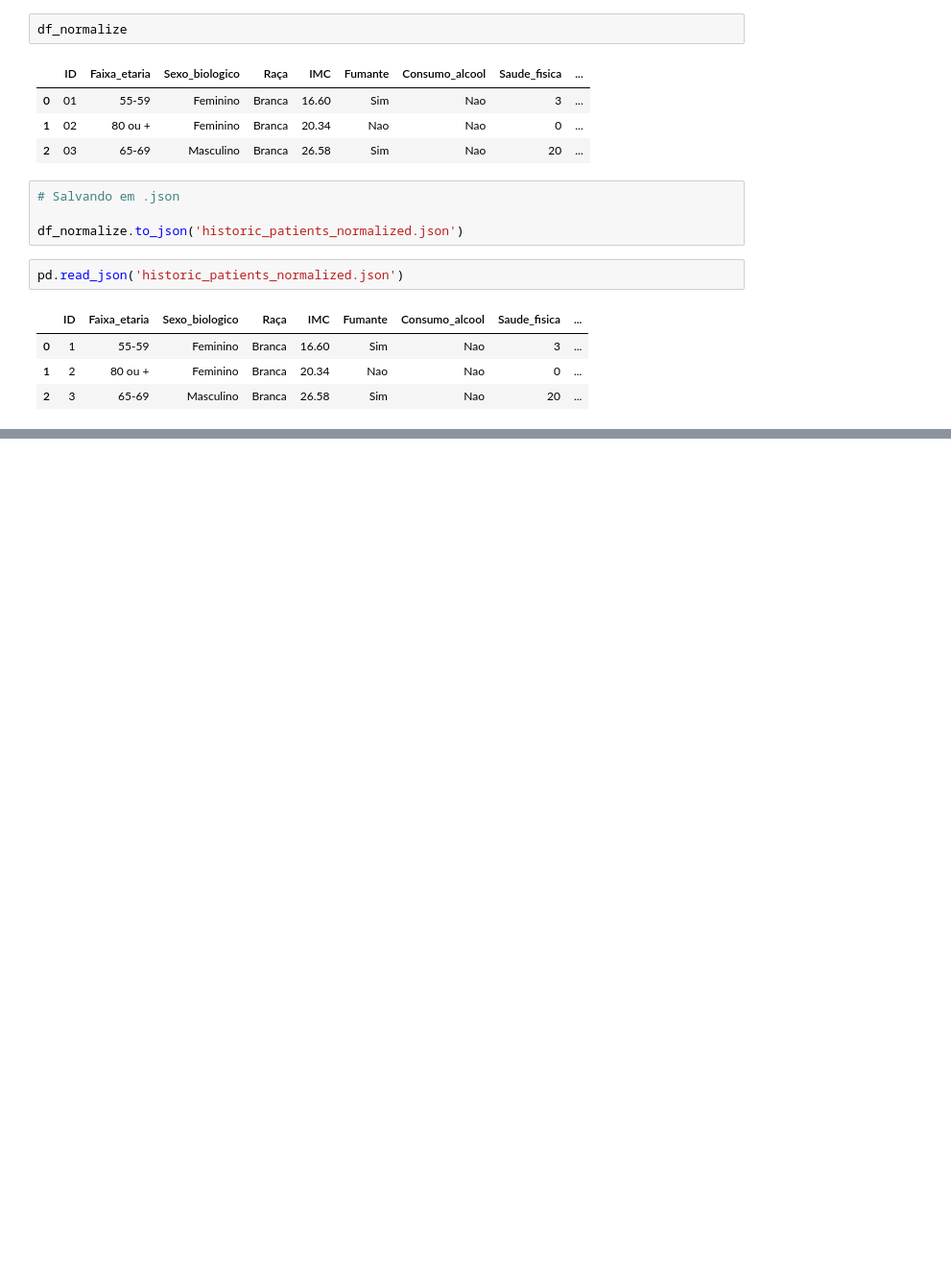
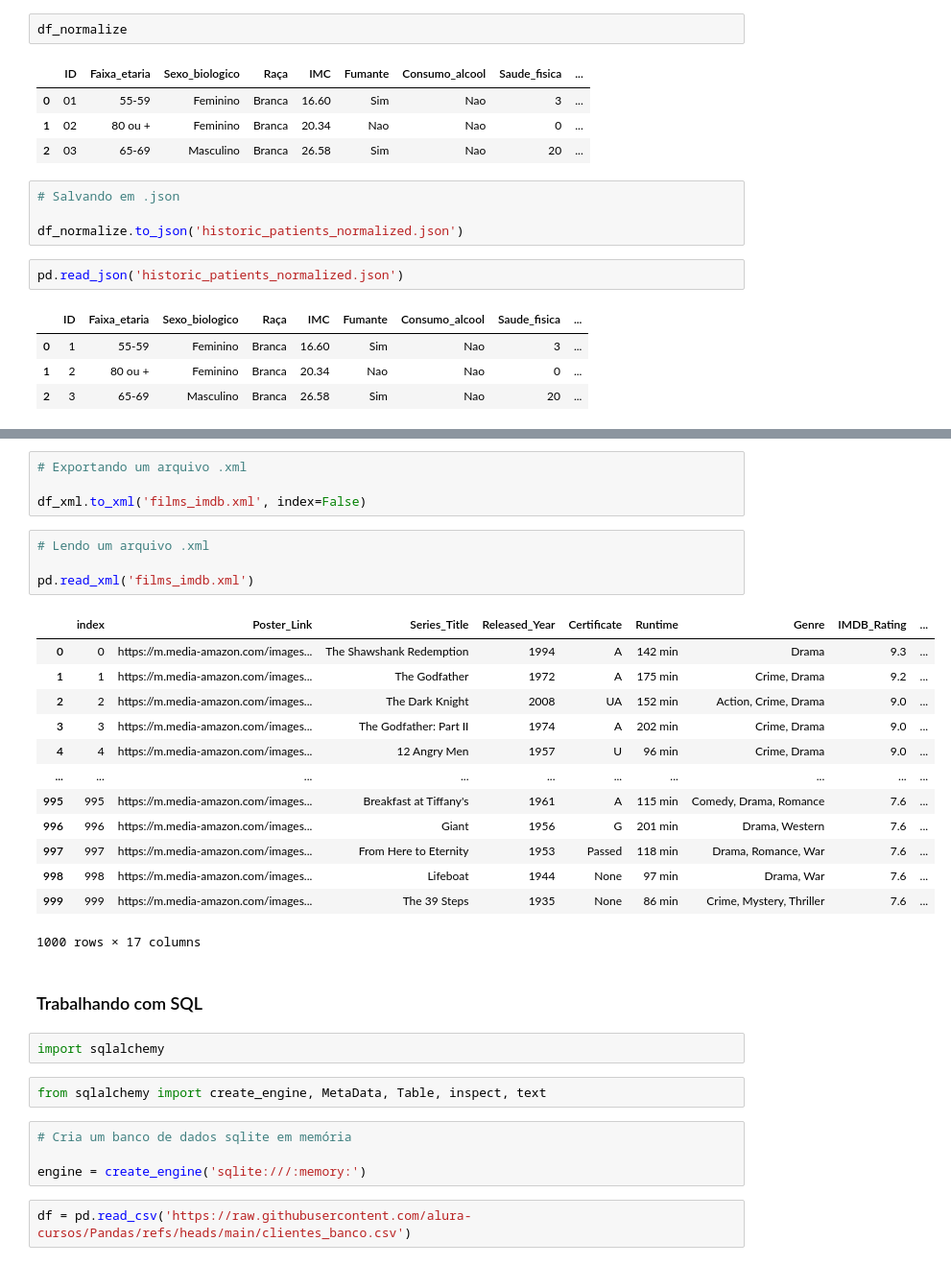
Before and after one commit to fandredev/ml-my-guide, a Jupyter notebook: pandas/alura/pandas-io.ipynb, the cells around one changed output, grey strips where cells are left out. Shown: that part at 96% size. Cells and saved outputs as stored; diff of their text form; blank space fills up the shorter version.

Commit message:
feat: finalize course alura 'pandas i/o'

```diff
--- a/pandas/alura/pandas-io.ipynb
+++ b/pandas/alura/pandas-io.ipynb
@@ -334,0 +422,34 @@ pd.DataFrame(result)
+# %%
+# Exportando um arquivo .xml
+
+df_xml.to_xml('films_imdb.xml', index=False)
+# %%
+# Lendo um arquivo .xml
+
+pd.read_xml('films_imdb.xml')
+# %% [output]
+|  | index | Poster_Link | Series_Title | Released_Year | Certificate | Runtime | Genre | IMDB_Rating | ... |
+| 0 | 0 | https://m.media-amazon.com/images... | The Shawshank Redemption | 1994 | A | 142 min | Drama | 9.3 | ... |
+| 1 | 1 | https://m.media-amazon.com/images... | The Godfather | 1972 | A | 175 min | Crime, Drama | 9.2 | ... |
+| 2 | 2 | https://m.media-amazon.com/images... | The Dark Knight | 2008 | UA | 152 min | Action, Crime, Drama | 9.0 | ... |
+| 3 | 3 | https://m.media-amazon.com/images... | The Godfather: Part II | 1974 | A | 202 min | Crime, Drama | 9.0 | ... |
+| 4 | 4 | https://m.media-amazon.com/images... | 12 Angry Men | 1957 | U | 96 min | Crime, Drama | 9.0 | ... |
+| ... | ... | ... | ... | ... | ... | ... | ... | ... | ... |
+| 995 | 995 | https://m.media-amazon.com/images... | Breakfast at Tiffany's | 1961 | A | 115 min | Comedy, Drama, Romance | 7.6 | ... |
+| 996 | 996 | https://m.media-amazon.com/images... | Giant | 1956 | G | 201 min | Drama, Western | 7.6 | ... |
+| 997 | 997 | https://m.media-amazon.com/images... | From Here to Eternity | 1953 | Passed | 118 min | Drama, Romance, War | 7.6 | ... |
+| 998 | 998 | https://m.media-amazon.com/images... | Lifeboat | 1944 | None | 97 min | Drama, War | 7.6 | ... |
+| 999 | 999 | https://m.media-amazon.com/images... | The 39 Steps | 1935 | None | 86 min | Crime, Mystery, Thriller | 7.6 | ... |
+1000 rows × 17 columns
+# %% [markdown]
+### Trabalhando com SQL
+# %%
+import sqlalchemy
+# %%
+from sqlalchemy import create_engine, MetaData, Table, inspect, text
+# %%
+# Cria um banco de dados sqlite em memória
+
+engine = create_engine('sqlite:///:memory:')
+# %%
+df = pd.read_csv('https://raw.githubusercontent.com/alura-cursos/Pandas/refs/heads/main/clientes_banco.csv')
```
Also changed, not shown: parts of 29 cells of this notebook, 7 other files.
